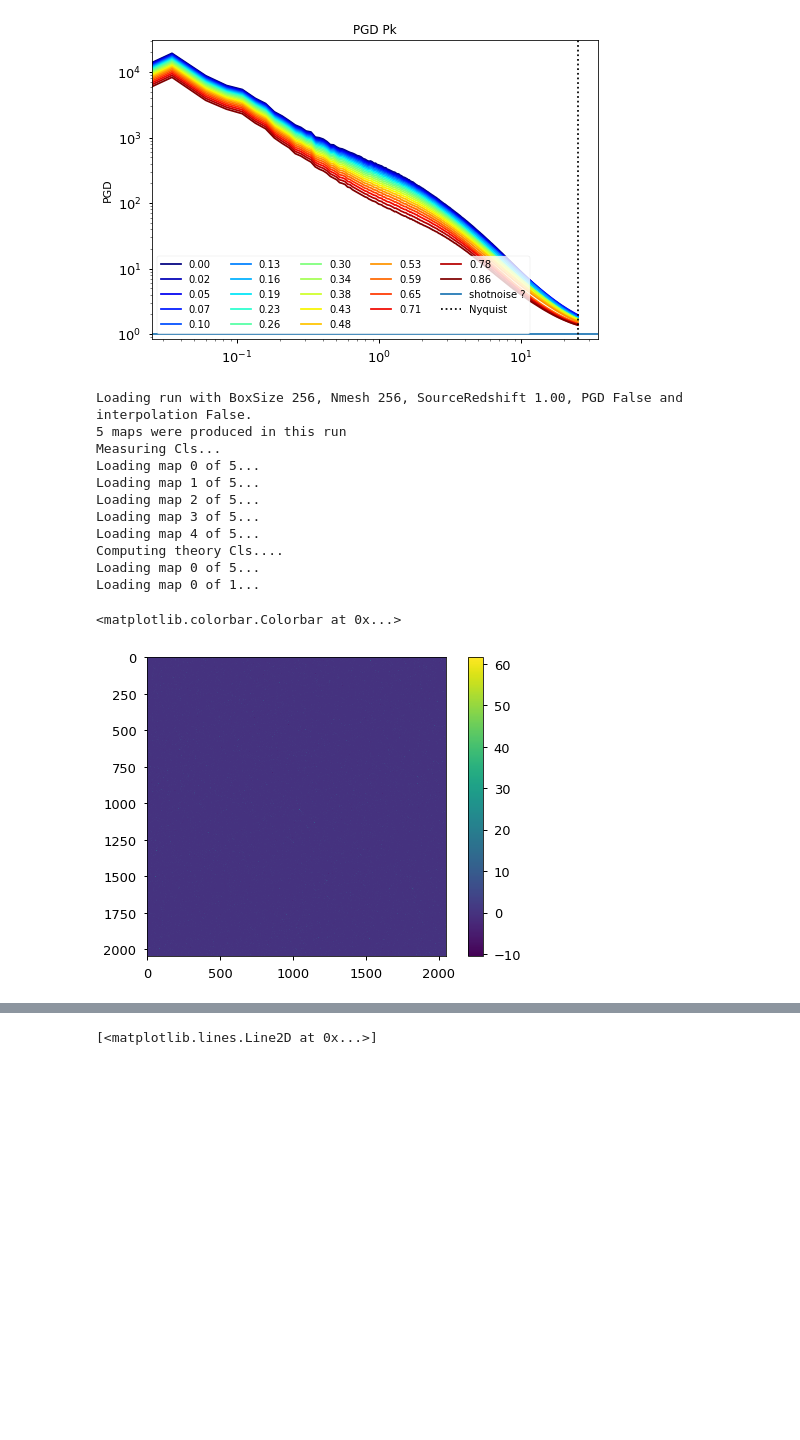
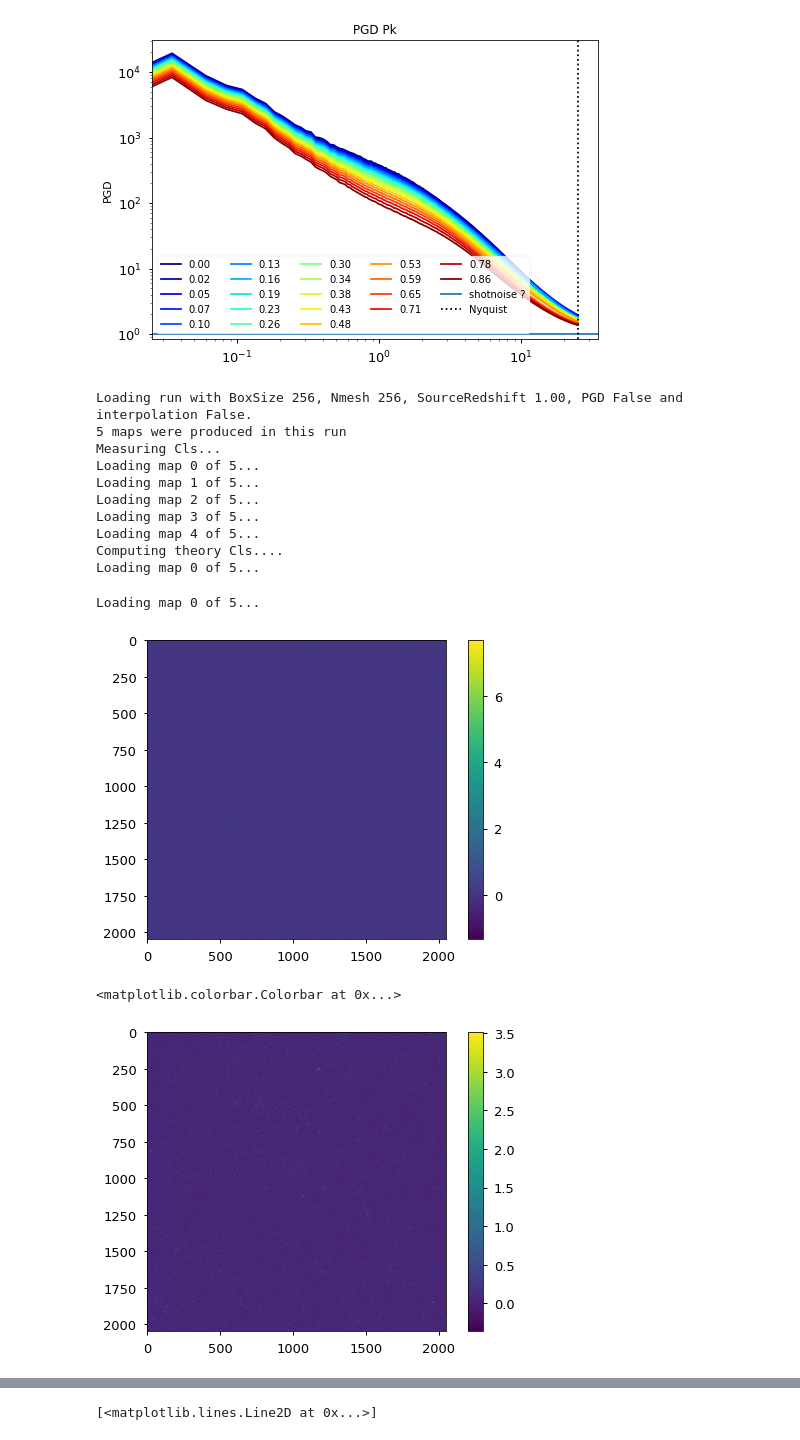
Before and after one commit to VMBoehm/MADLens, a Jupyter notebook: notebooks/PlotResults-publications.ipynb, the cells around one changed output, grey strips where cells are left out. Drawn from its saved outputs; the diff is of its cells as text; code cells hidden in the pictures; blank space fills up the shorter version.

```diff
--- a/notebooks/PlotResults-publications.ipynb
+++ b/notebooks/PlotResults-publications.ipynb
@@ -275,12 +286,11 @@ Computing theory Cls....
 loading Pks....
 [figure]
 # %%
-run = Run(githash='a024dde', label='whitenoise', rnum=0, local_path='../')
+run = Run(githash='0dc860f', label='whitenoise', rnum=0, local_path='../')
 run.fill_cl_dicts(downsample=False)
 white_noise = run.measured_cls['1.0']['clkk']
 
 white_map = run.get_map(1.,0)
-corr_map = runs['256']['no_interp']['1.0'].get_map(1.,0)
 # %% [output]
 Loading run with BoxSize 256, Nmesh 256, SourceRedshift 1.00, PGD False and interpolation False.
 5 maps were produced in this run
@@ -292,10 +302,21 @@ Loading map 3 of 5...
 Loading map 4 of 5...
 Computing theory Cls....
 Loading map 0 of 5...
-Loading map 0 of 1...
+# %%
+# run = Run(githash='f164b59', label='cross_test', rnum=0, local_path='../')
+# run.fill_cl_dicts(downsample=False)
+comp_cl = runs['256']['interp']['1.0'].measured_cls['1.0']['clkk']
+
+comp_map = runs['256']['interp']['1.0'].get_map(1.,0)
+# %% [output]
+Loading map 0 of 5...
 # %%
 plt.imshow(white_map)
 plt.colorbar()
+plt.show()
+plt.imshow(comp_map)
+plt.colorbar()
 # %% [output]
+[figure, new version]
 <matplotlib.colorbar.Colorbar at 0x...>
-[figure, old version]
+[figure, added]
```
Also changed, not shown: parts of 15 cells of this notebook, 1 other file.
